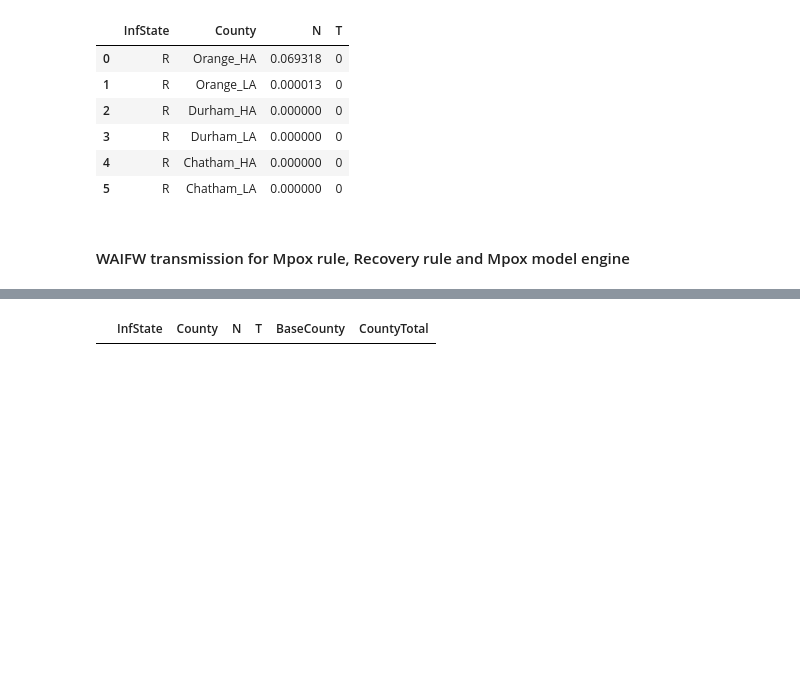
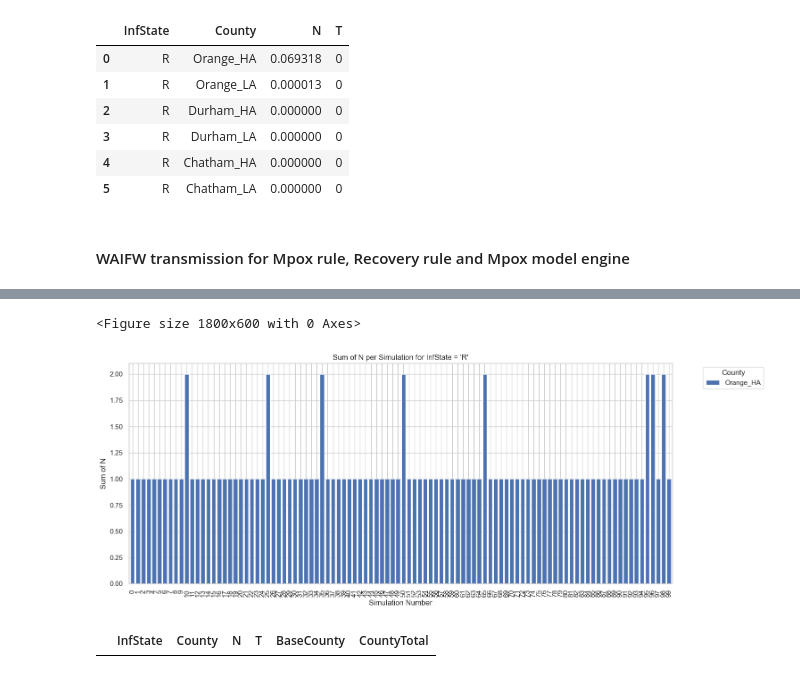
Before and after one commit to UNCIDD/tabularepimdl, a Jupyter notebook: examples/Matrix_Kronecker_Product.ipynb, the cells around one changed output, grey strips where cells are left out. Drawn from its saved outputs; the diff is of its cells as text; code cells hidden in the pictures; blank space fills up the shorter version.

Commit message:
change line plot to bar plot

```diff
--- a/examples/Matrix_Kronecker_Product.ipynb
+++ b/examples/Matrix_Kronecker_Product.ipynb
@@ -354,0 +371,15 @@ for t in np.arange(0, 100, 1):
+# %%
+all_sims = pd.DataFrame() #create an empty dataframe
+
+for sim in range(100): #actual range is 1000
+    mpox_epimdl.reset() #reset the model for each fresh simulation
+
+    for t in np.arange(0, 100, 1): #actual range is 100
+        mpox_epimdl.do_timestep(dt=1)
+
+    current_sim_final_state = mpox_epimdl.cur_state
+    current_sim_final_state['sim'] = sim
+    all_sims = pd.concat([all_sims, current_sim_final_state])
+# %%
+all_sim_orange = all_sims[all_sims['County'].str.match(r'^Orange')]
+all_sim_orange['County'] = all_sim_orange['County'].cat.remove_unused_categories()
@@ -355,3 +412,44 @@ for t in np.arange(0, 100, 1):
+# %%
+sns.set_theme(style="whitegrid")
+
+#fig, axes = plt.subplots(nrows=3, figsize=(12, 10), sharex=True)
+#fig.suptitle('Sum of N per Simulation by Infection State and County')
+
+# Step 4: Plot each InfState in its own subplot
+#for i, state in enumerate(sorted([inf_states])):
+#    ax = axes[i]
+#    state_df = all_sim_orange[all_sim_orange['InfState'] == state]
+
+    # Pivot to get simulations as X, counties as lines
+#    pivot_df = state_df.pivot(index='sim', columns='County', values='N')
+
+    # Plot each county line
+#    pivot_df.plot(ax=ax, kind='bar', stacked=False, width=0.8)
+#    ax.set_title(f"Infection State: {state}")
+#    ax.set_ylabel("Sum of N")
+#    ax.legend(title="County", bbox_to_anchor=(1.05, 1), loc='upper left')
+
+#axes[-1].set_xlabel("Simulation Number")
+
+R_only = all_sim_orange[all_sim_orange['InfState'] == 'R']
+pivot_df = R_only.pivot(index='sim', columns='County', values='N')
+
+plt.figure(figsize=(18, 6))
+pivot_df.plot(kind='bar', width=0.8, figsize=(18, 6))
+
+plt.title("Sum of N per Simulation for InfState = 'R'")
+plt.xlabel("Simulation Number")
+plt.ylabel("Sum of N")
+plt.legend(title="County", bbox_to_anchor=(1.05, 1), loc='upper left')
+
+plt.tight_layout(rect=[0, 0, 0.85, 1])  # Leave space for legend
+# Optional: Show only every 5th tick to reduce clutter
+#xticks = ax.get_xticks()
+#ax.set_xticks(xticks[::5])  # every 5th label
+plt.show()
+# %% [output]
+<Figure size 1800x600 with 0 Axes>
+[figure, added]
 # %%
 #mpox_epimdl.cur_state
 # %%
```
Also changed, not shown: parts of 12 cells of this notebook.
